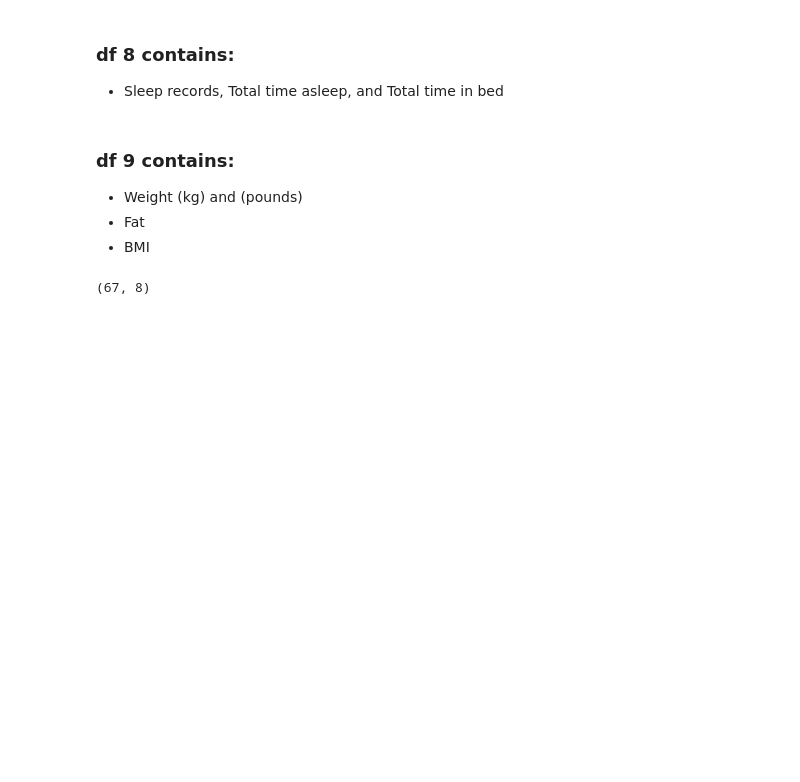
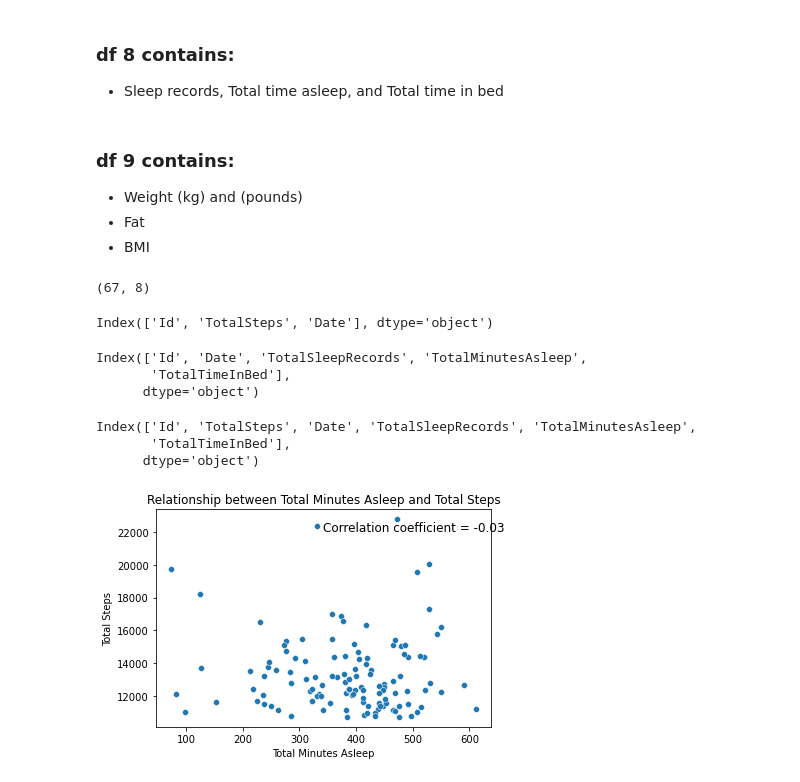
Before and after one commit to Floriuk/Project-1-Bellabeat, a Jupyter notebook: 08-05-23 Proyecto 1/Exploratory_Analysis_Bellabeat.ipynb, the cells around one changed output. Drawn from its saved outputs; the diff is of its cells as text; code cells hidden in the pictures; blank space fills up the shorter version.

Commit message:
Relationship Sleep and Steps is included}

```diff
--- a/08-05-23 Proyecto 1/Exploratory_Analysis_Bellabeat.ipynb
+++ b/08-05-23 Proyecto 1/Exploratory_Analysis_Bellabeat.ipynb
@@ -243,0 +251,62 @@ df9.shape
+# %%
+df1_active_users = df1_active_users[['Id','TotalSteps','ActivityDate']]
+# %%
+df1_active_users = df1_active_users[['Id','TotalSteps','ActivityDate']]
+# %%
+
+
+
+# Convert date column to datetime format
+#df1_active_users['ActivityDate'] = pd.to_datetime(df1_active_users['ActivityDate'], format='%m/%d/%Y')
+
+# Convert date column to same format as df8
+#df1_active_users['ActivityDate'] = df1_active_users['ActivityDate'].dt.strftime('%m/%d/%Y %I:%M:%S %p')
+
+
+#df1_active_users = df1_active_users.rename(columns={'ActivityDate': 'Date'})
+df8['SleepDay'] = pd.to_datetime(df8['SleepDay']).dt.strftime('%m/%d/%Y')
+df1_active_users['ActivityDate'] = pd.to_datetime(df1_active_users['ActivityDate']).dt.strftime('%m/%d/%Y')
+df8 = df8.rename(columns={'SleepDay': 'Date'})
+df1_active_users = df1_active_users.rename(columns={'ActivityDate': 'Date'})
+# %%
+df1_active_users.columns
+# %% [output]
+Index(['Id', 'TotalSteps', 'Date'], dtype='object')
+# %%
+df8.columns
+# %% [output]
+Index(['Id', 'Date', 'TotalSleepRecords', 'TotalMinutesAsleep',
+       'TotalTimeInBed'],
+      dtype='object')
+# %%
+relationship_steps_sleep = pd.merge(df1_active_users,df8, on=(['Id','Date']), how = 'left')
+# %%
+relationship_steps_sleep.columns
+# %% [output]
+Index(['Id', 'TotalSteps', 'Date', 'TotalSleepRecords', 'TotalMinutesAsleep',
+       'TotalTimeInBed'],
+      dtype='object')
+# %%
+import seaborn as sns
+
+# create scatter plot
+sns.scatterplot(x='TotalMinutesAsleep', y='TotalSteps', data=relationship_steps_sleep)
+# calculate correlation coefficient
+corr_coef = relationship_steps_sleep['TotalMinutesAsleep'].corr(relationship_steps_sleep['TotalSteps'])
+
+# add correlation coefficient to plot
+plt.annotate('Correlation coefficient = {:.2f}'.format(corr_coef),
+             xy=(0.5, 0.9), xycoords='axes fraction', fontsize=12)
+
+# add axis labels and title
+plt.xlabel('Total Minutes Asleep')
+plt.ylabel('Total Steps')
+plt.title('Relationship between Total Minutes Asleep and Total Steps')
+
+# display plot
+plt.show()
+
+# display plot
+plt.show()
+# %% [output]
+[figure, added]
```
Also changed, not shown: parts of 3 cells of this notebook.
